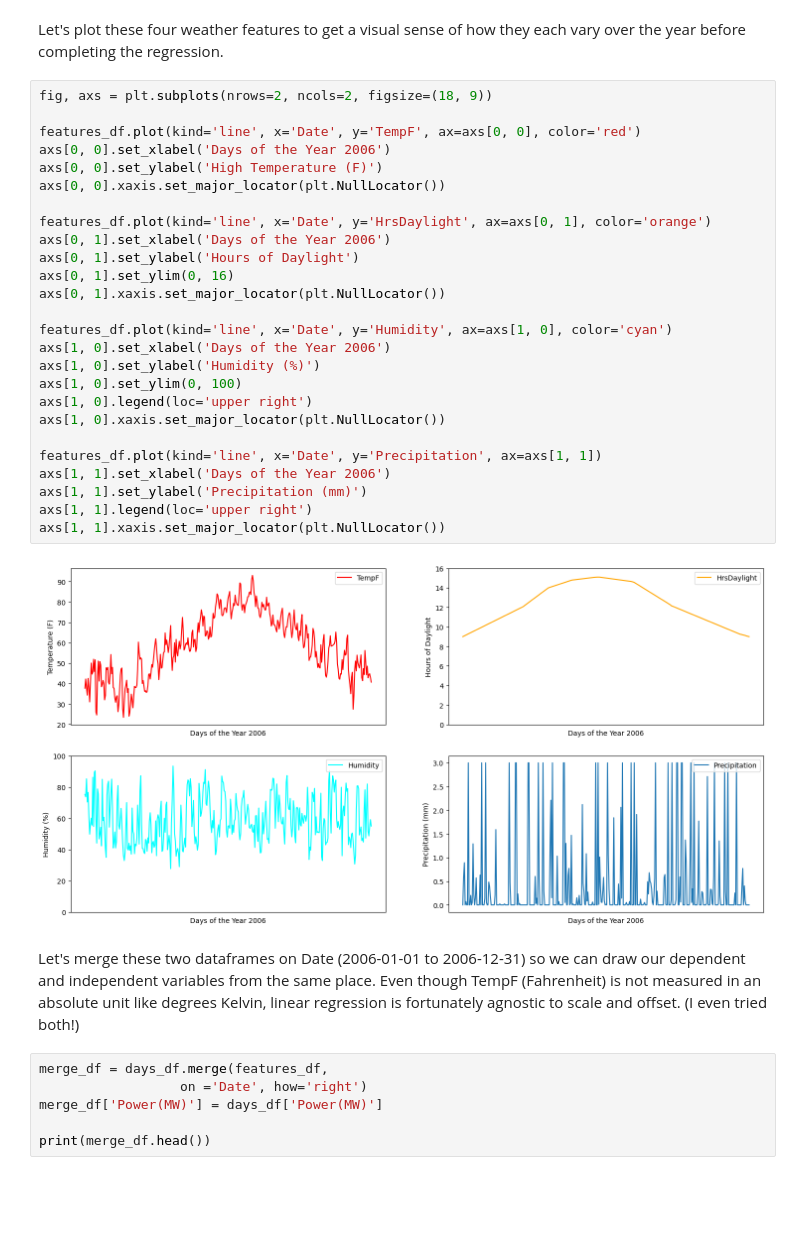
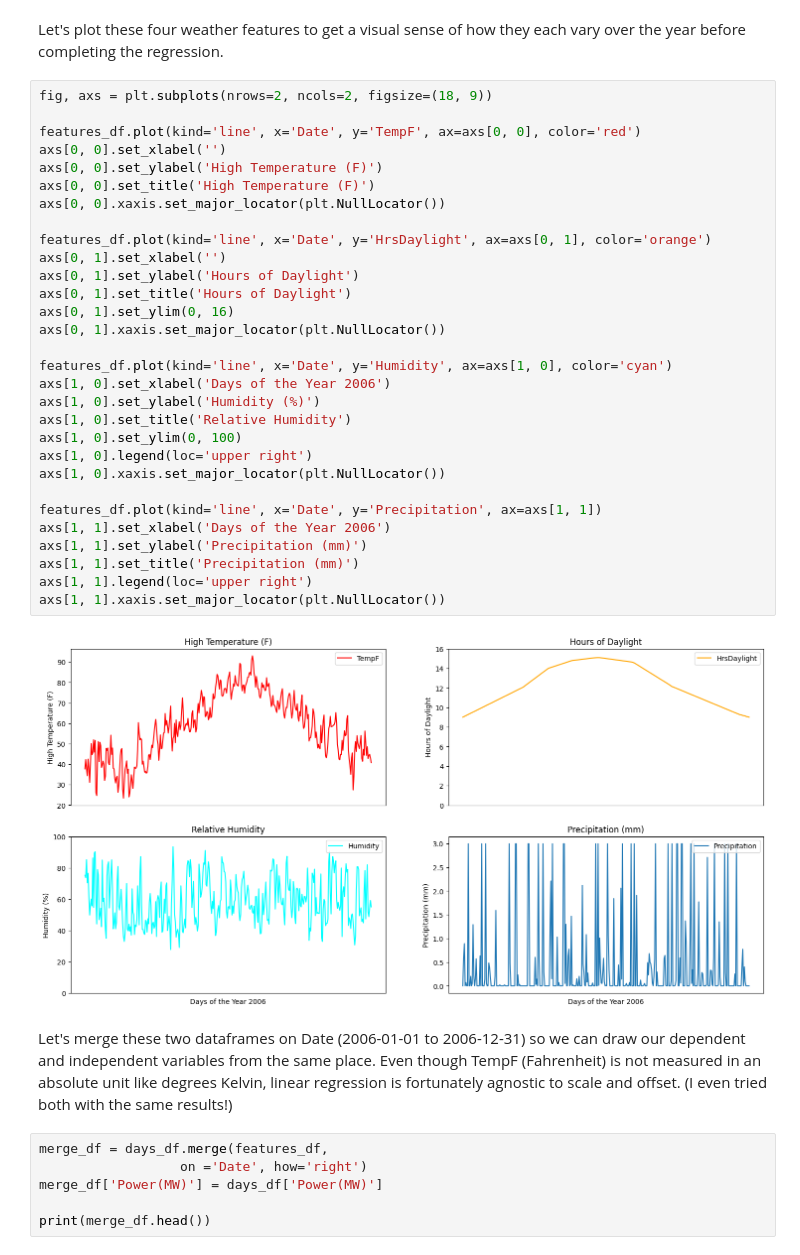
Before and after one commit to Tareq62/solar_panel_model, a Jupyter notebook: solar_regression.ipynb, the cells around one changed output. Saved outputs shown, nothing was run; the diff lists cells and outputs as text; blank space fills up the shorter version.

```diff
--- a/solar_regression.ipynb
+++ b/solar_regression.ipynb
@@ -50,33 +50,37 @@ Let's plot these four weather features to get a visual sense of how they each va
 # %%
 fig, axs = plt.subplots(nrows=2, ncols=2, figsize=(18, 9))
 
 features_df.plot(kind='line', x='Date', y='TempF', ax=axs[0, 0], color='red')
-axs[0, 0].set_xlabel('Days of the Year 2006')
+axs[0, 0].set_xlabel('')
 axs[0, 0].set_ylabel('High Temperature (F)')
+axs[0, 0].set_title('High Temperature (F)')
 axs[0, 0].xaxis.set_major_locator(plt.NullLocator())
 
 features_df.plot(kind='line', x='Date', y='HrsDaylight', ax=axs[0, 1], color='orange')
-axs[0, 1].set_xlabel('Days of the Year 2006')
+axs[0, 1].set_xlabel('')
 axs[0, 1].set_ylabel('Hours of Daylight')
+axs[0, 1].set_title('Hours of Daylight')
 axs[0, 1].set_ylim(0, 16)
 axs[0, 1].xaxis.set_major_locator(plt.NullLocator())
 
 features_df.plot(kind='line', x='Date', y='Humidity', ax=axs[1, 0], color='cyan')
 axs[1, 0].set_xlabel('Days of the Year 2006')
 axs[1, 0].set_ylabel('Humidity (%)')
+axs[1, 0].set_title('Relative Humidity')
 axs[1, 0].set_ylim(0, 100)
 axs[1, 0].legend(loc='upper right')
 axs[1, 0].xaxis.set_major_locator(plt.NullLocator())
 
 features_df.plot(kind='line', x='Date', y='Precipitation', ax=axs[1, 1])
 axs[1, 1].set_xlabel('Days of the Year 2006')
 axs[1, 1].set_ylabel('Precipitation (mm)')
+axs[1, 1].set_title('Precipitation (mm)')
 axs[1, 1].legend(loc='upper right')
 axs[1, 1].xaxis.set_major_locator(plt.NullLocator())
 # %% [output]
-[figure, old version]
+[figure, new version]
 # %% [markdown]
-Let's merge these two dataframes on Date (2006-01-01 to 2006-12-31) so we can draw our dependent and independent variables from the same place. Even though TempF (Fahrenheit) is not measured in an absolute unit like degrees Kelvin, linear regression is fortunately agnostic to scale and offset. (I even tried both!)
+Let's merge these two dataframes on Date (2006-01-01 to 2006-12-31) so we can draw our dependent and independent variables from the same place. Even though TempF (Fahrenheit) is not measured in an absolute unit like degrees Kelvin, linear regression is fortunately agnostic to scale and offset. (I even tried both with the same results!)
 # %%
 merge_df = days_df.merge(features_df,
                   on ='Date', how='right')
```
Also changed, not shown: parts of 3 cells of this notebook.
